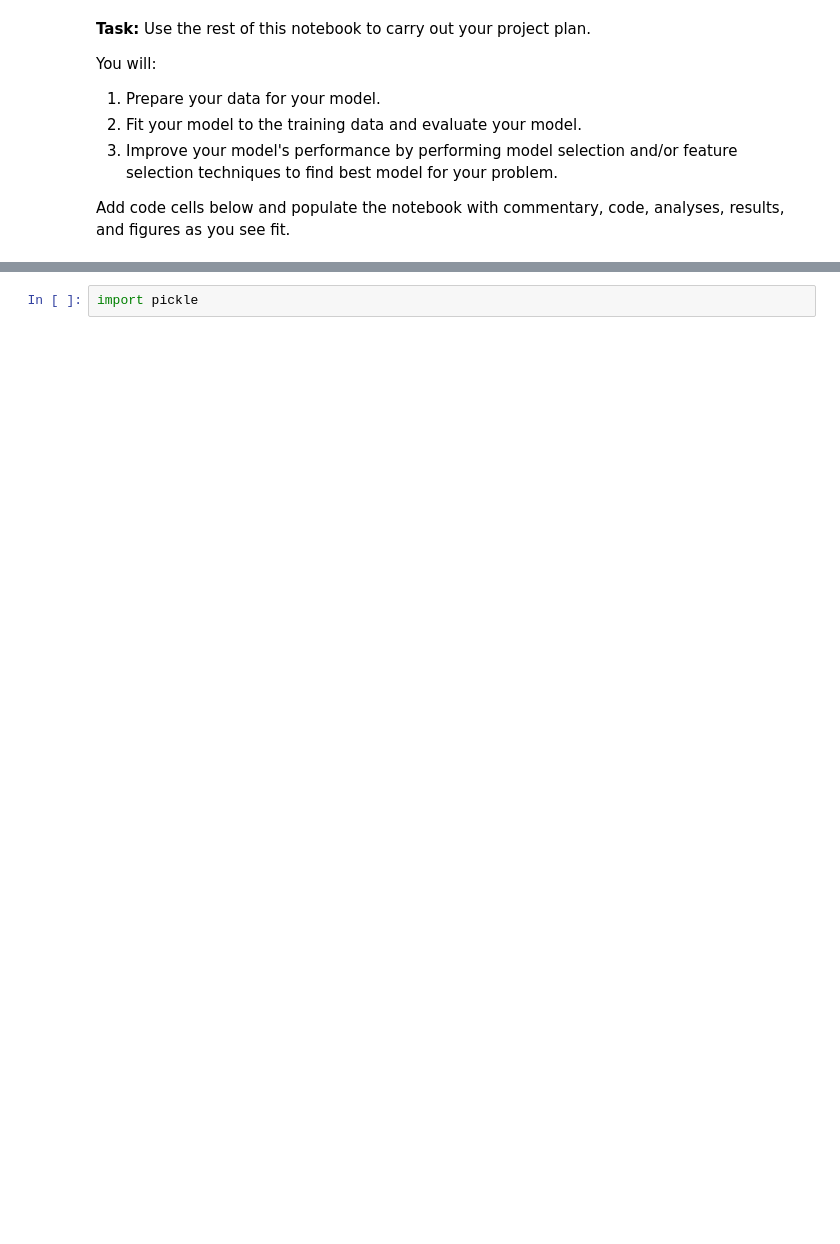
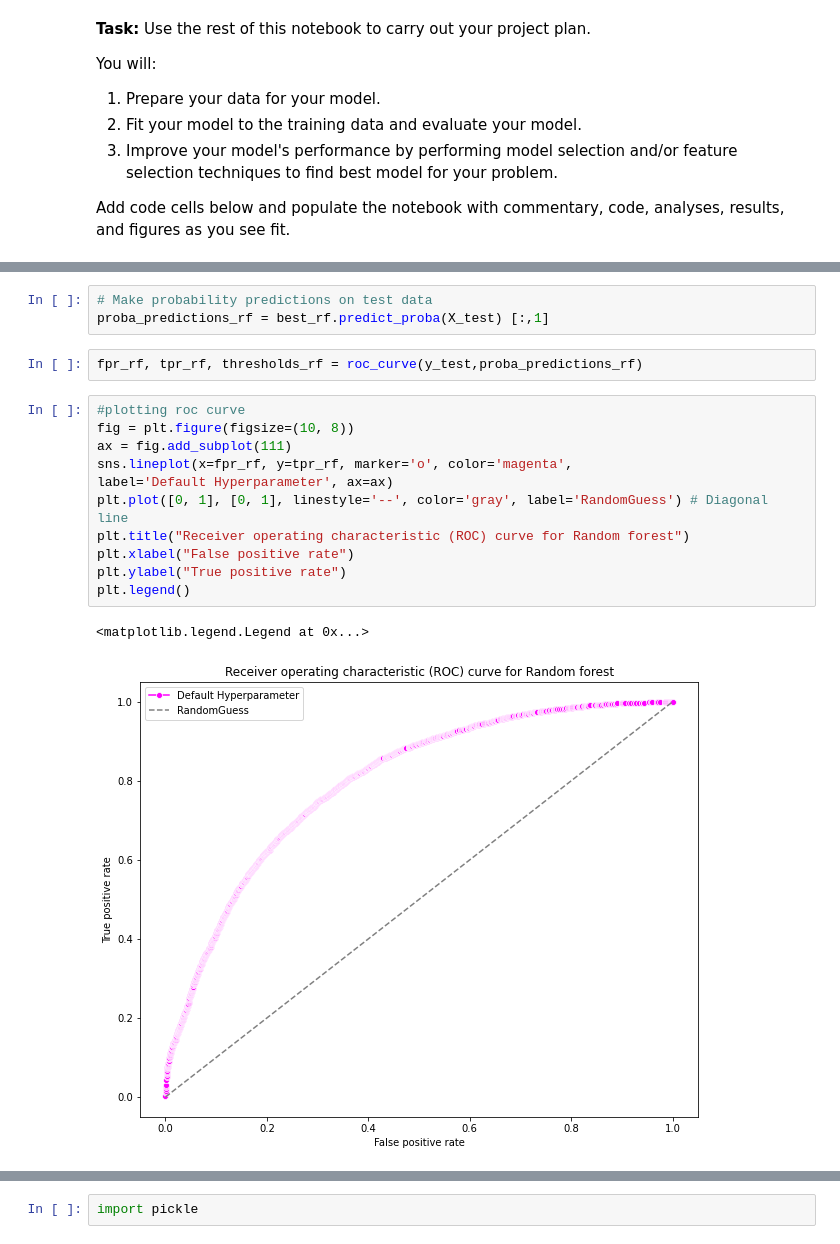
Before and after one commit to ninapappas/BTT-ML-Project, a Jupyter notebook: DefineAndSolveMLProblem.ipynb, the cells around one changed output, grey strips where cells are left out. Drawn from its saved outputs; the diff is of its cells as text; blank space fills up the shorter version.

```diff
--- a/DefineAndSolveMLProblem.ipynb
+++ b/DefineAndSolveMLProblem.ipynb
@@ -548,0 +509,19 @@ Through systematic experimentation, we determined the optimal modeling approach
+# %%
+# Make probability predictions on test data
+proba_predictions_rf = best_rf.predict_proba(X_test) [:,1]
+# %%
+fpr_rf, tpr_rf, thresholds_rf = roc_curve(y_test,proba_predictions_rf)
+# %%
+#plotting roc curve
+fig = plt.figure(figsize=(10, 8))
+ax = fig.add_subplot(111)
+sns.lineplot(x=fpr_rf, y=tpr_rf, marker='o', color='magenta',
+label='Default Hyperparameter', ax=ax)
+plt.plot([0, 1], [0, 1], linestyle='--', color='gray', label='RandomGuess') # Diagonal line
+plt.title("Receiver operating characteristic (ROC) curve for Random forest")
+plt.xlabel("False positive rate")
+plt.ylabel("True positive rate")
+plt.legend()
+# %% [output]
+<matplotlib.legend.Legend at 0x...>
+[figure, added]
```
Also changed, not shown: parts of 57 cells of this notebook.
